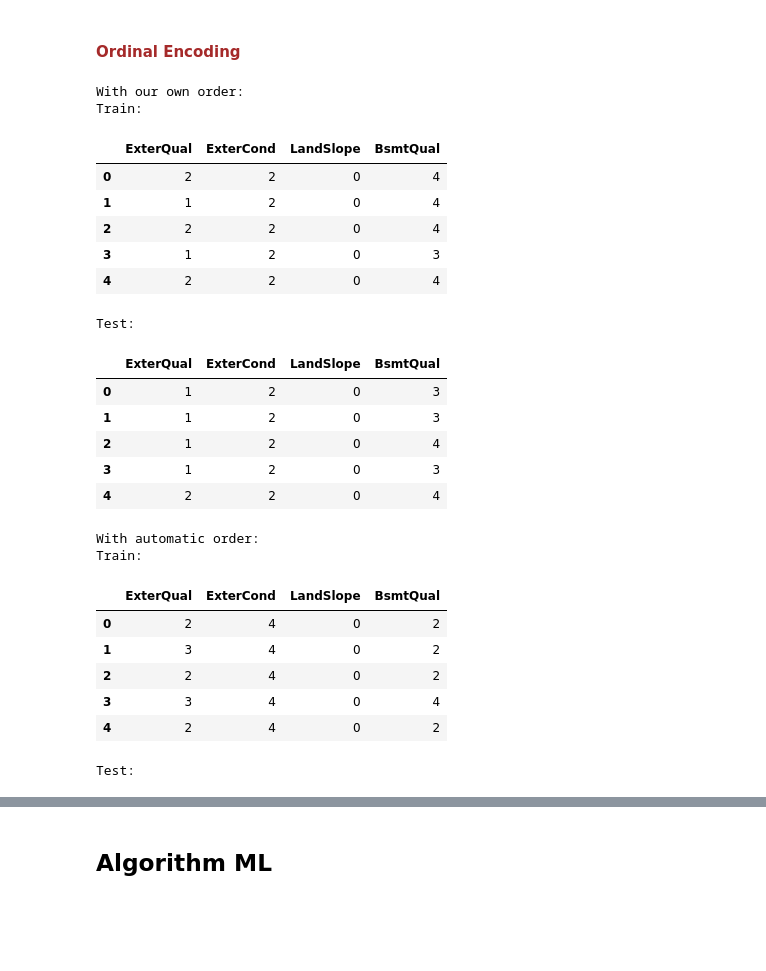
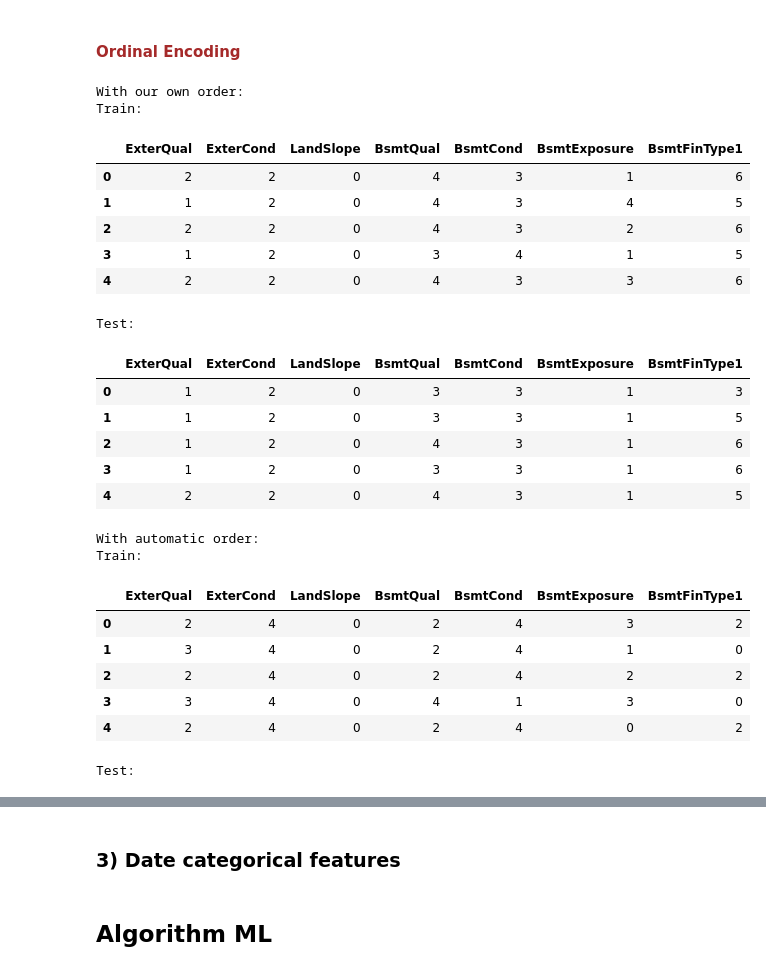
Before and after one commit to Smanesudo/house_predictions, a Jupyter notebook: House Pricing Kaggle.ipynb, the cells around one changed output, grey strips where cells are left out. Drawn from its saved outputs; the diff is of its cells as text; code cells hidden in the pictures; blank space fills up the shorter version.

Commit message:
7 ordinal variables studied

```diff
--- a/House Pricing Kaggle.ipynb
+++ b/House Pricing Kaggle.ipynb
@@ -193,2 +214,0 @@ def replace_nan(train, test, column, new_value):
-# %%
-train, test = replace_nan(train, test, 'BsmtQual', 'NoBasement')
@@ -198,0 +215,19 @@ test['BsmtQual'].value_counts()
+# %%
+import numpy as np
+def replace_nan(train, test, features, new_value, trace = True):
+    train[features] = train[features].replace(np.nan, new_value)
+    test[features] = test[features].replace(np.nan, new_value)
+
+    if trace:
+
+        #axis = 0 (index), I do the operation between the rows for each column
+        print('NaNs replaced by {} for train & test:'.format(new_value))
+        display(train[features].apply(lambda x: x.value_counts(dropna = False), axis = 0))
+        display(test[features].apply(lambda x: x.value_counts(dropna = False), axis = 0))
+
+    return train, test
+# %%
+ordinal_features_with_nan = ['BsmtQual','BsmtCond', 'BsmtExposure', 'BsmtFinType1']
+new_value = 'No Basement'
+
+train, test = replace_nan(train, test, ordinal_features_with_nan, new_value, trace = True)
@@ -276,7 +345,7 @@ def OrdinalEncoding(train, test, features, categories = None, dtype = 'int32', t
     train2[features] = enc.fit_transform(train[features])
     test2[features] = enc.transform(test[features])
 
-    if trace is True:
+    if trace:
         print('Train:')
         display(train2[features].head(n=5))
         print('Test:')
@@ -298,9 +367,9 @@ OrdinalFeatures = ['ExterQual',
                    #'YearBuilt', #nominal or ordinal ?
                    #'YearRemodAdd', ##nominal or ordinal ?
                    'BsmtQual',
-#                   'BsmtCond',
-#                   'BsmtExposure',
-#                   'BsmtFinType1',
+                   'BsmtCond',
+                   'BsmtExposure',
+                   'BsmtFinType1',
 #                   'BsmtFinType2',
 #                   'HeatingQC',
 #                   'Electrical', #nominal or ordinal ?
@@ -309,53 +378,58 @@ OrdinalFeatures = ['ExterQual',
 #                   'GarageQual',
 #                   'GarageCond',
 #                   'PoolQC',
 #                   'Fence',
 #                   'MoSold', #nominal or ordinal ?
 #                   'YrSold' #nominal or ordinal ?
 
           ]
 categories = [['Fa', 'TA', 'Gd', 'Ex'],
               ['Po','Fa', 'TA', 'Gd', 'Ex'],
               ['Gtl', 'Mod', 'Sev'],
-              ['NoBasement', 'Po','Fa', 'TA', 'Gd', 'Ex'],
+              ['No Basement', 'Po','Fa', 'TA', 'Gd', 'Ex'],
+              ['No Basement', 'Po','Fa', 'TA', 'Gd'],
+              ['No Basement', 'No', 'Mn', 'Av', 'Gd'],
+              ['No Basement', 'Unf', 'LwQ', 'Rec', 'BLQ', 'ALQ', 'GLQ']
               ]
 #Our own order
 print('With our own order:')
 train_ordinal_encoded, test_ordinal_encoded = OrdinalEncoding(train,
                                                               test,
                                                               OrdinalFeatures,
                                                               categories,
+                                                              dtype = 'int32',
                                                               trace = True)
 print('\n')
 #Automatic order
 print('With automatic order:')
 train_ordinal_auto_encoded, test_ordinal_auto_encoded = OrdinalEncoding(train,
                                                                         test,
                                                                         OrdinalFeatures,
                                                                         categories = None,
+                                                                        dtype = 'int32',
                                                                         trace = True)
 # %% [output]
 With our own order:
 Train:
-|  | ExterQual | ExterCond | LandSlope | BsmtQual |
-| 0 | 2 | 2 | 0 | 4 |
-| 1 | 1 | 2 | 0 | 4 |
-| 2 | 2 | 2 | 0 | 4 |
-| 3 | 1 | 2 | 0 | 3 |
-| 4 | 2 | 2 | 0 | 4 |
+|  | ExterQual | ExterCond | LandSlope | BsmtQual | BsmtCond | BsmtExposure | BsmtFinType1 |
+| 0 | 2 | 2 | 0 | 4 | 3 | 1 | 6 |
+| 1 | 1 | 2 | 0 | 4 | 3 | 4 | 5 |
+| 2 | 2 | 2 | 0 | 4 | 3 | 2 | 6 |
+| 3 | 1 | 2 | 0 | 3 | 4 | 1 | 5 |
+| 4 | 2 | 2 | 0 | 4 | 3 | 3 | 6 |
 Test:
-|  | ExterQual | ExterCond | LandSlope | BsmtQual |
-| 0 | 1 | 2 | 0 | 3 |
-| 1 | 1 | 2 | 0 | 3 |
-| 2 | 1 | 2 | 0 | 4 |
-| 3 | 1 | 2 | 0 | 3 |
-| 4 | 2 | 2 | 0 | 4 |
+|  | ExterQual | ExterCond | LandSlope | BsmtQual | BsmtCond | BsmtExposure | BsmtFinType1 |
+| 0 | 1 | 2 | 0 | 3 | 3 | 1 | 3 |
+| 1 | 1 | 2 | 0 | 3 | 3 | 1 | 5 |
+| 2 | 1 | 2 | 0 | 4 | 3 | 1 | 6 |
+| 3 | 1 | 2 | 0 | 3 | 3 | 1 | 6 |
+| 4 | 2 | 2 | 0 | 4 | 3 | 1 | 5 |
 With automatic order:
 Train:
-|  | ExterQual | ExterCond | LandSlope | BsmtQual |
-| 0 | 2 | 4 | 0 | 2 |
-| 1 | 3 | 4 | 0 | 2 |
-| 2 | 2 | 4 | 0 | 2 |
-| 3 | 3 | 4 | 0 | 4 |
-| 4 | 2 | 4 | 0 | 2 |
+|  | ExterQual | ExterCond | LandSlope | BsmtQual | BsmtCond | BsmtExposure | BsmtFinType1 |
+| 0 | 2 | 4 | 0 | 2 | 4 | 3 | 2 |
+| 1 | 3 | 4 | 0 | 2 | 4 | 1 | 0 |
+| 2 | 2 | 4 | 0 | 2 | 4 | 2 | 2 |
+| 3 | 3 | 4 | 0 | 4 | 1 | 3 | 0 |
+| 4 | 2 | 4 | 0 | 2 | 4 | 0 | 2 |
 Test:
@@ -368,3 +442,5 @@ Test:
+# %% [markdown]
+### 3) Date categorical features
 # %% [markdown]
 ## Algorithm ML
 # %%
```
Also changed, not shown: parts of 8 cells of this notebook.
